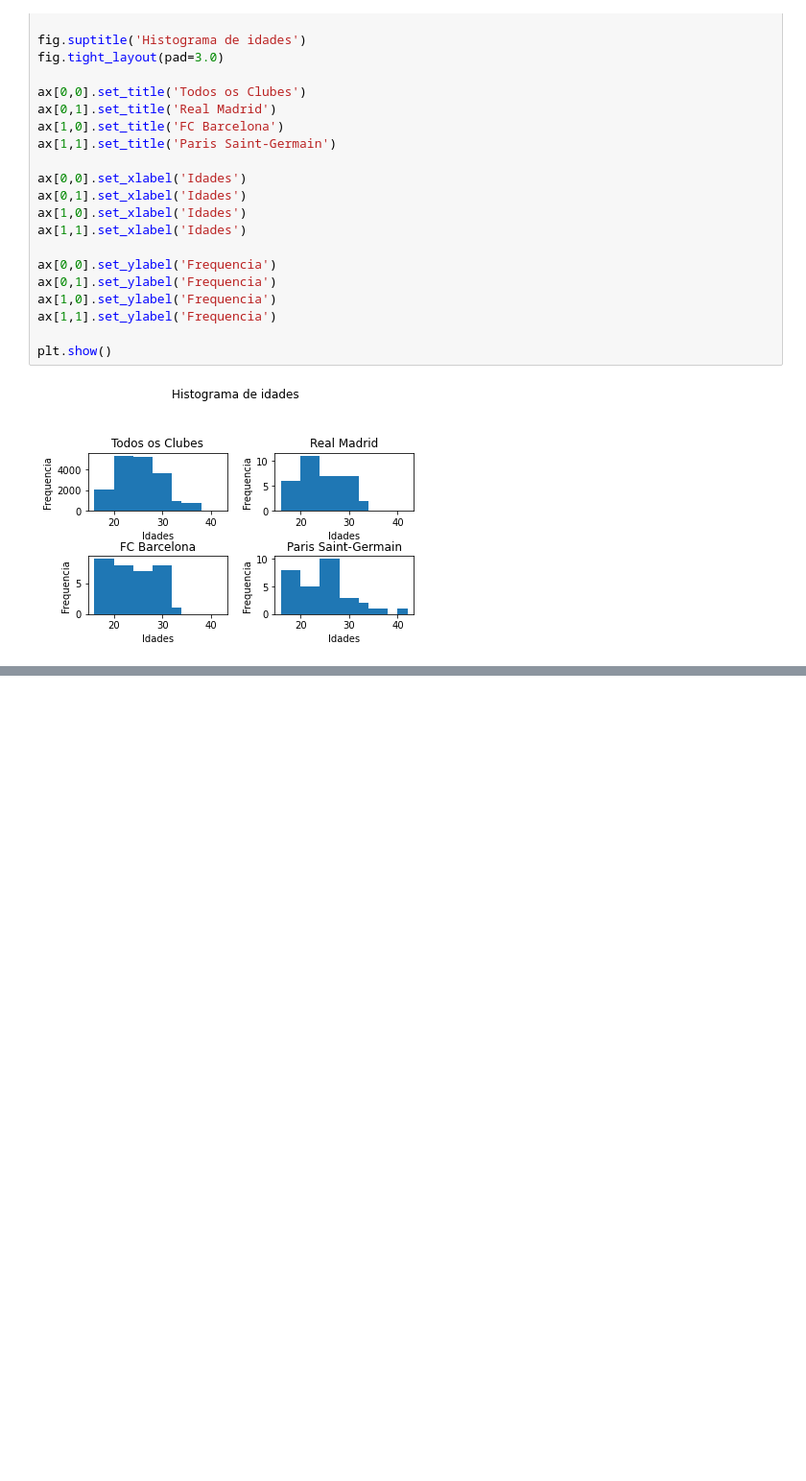
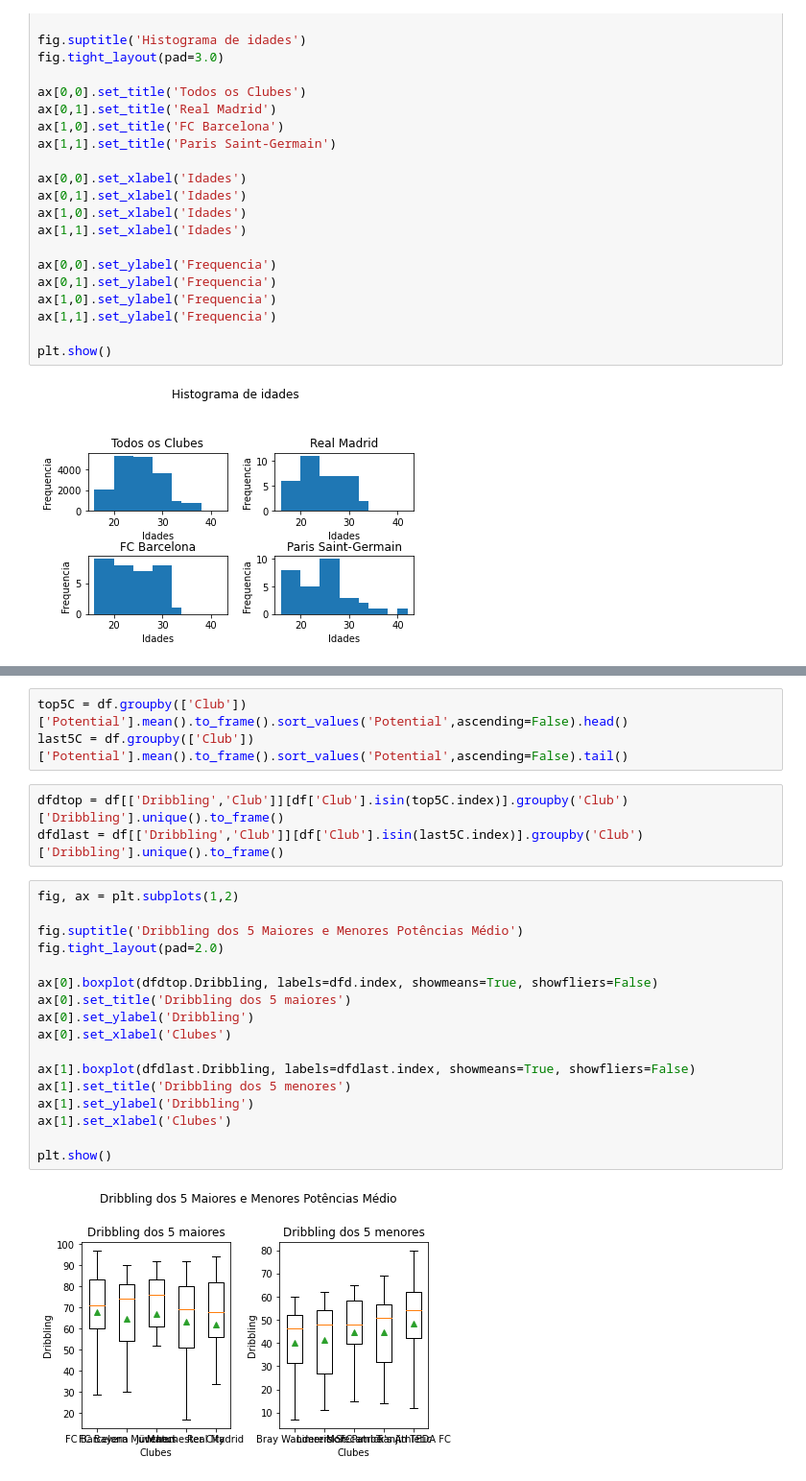
Before and after one commit to macedoti13/EDA-Fifa19Dataset, a Jupyter notebook: TG2.ipynb, the cells around one changed output, grey strips where cells are left out. Shown at 96% size. Cells and saved outputs as stored; diff of their text form; blank space fills up the shorter version.

```diff
--- a/TG2.ipynb
+++ b/TG2.ipynb
@@ -356,3 +341,28 @@ plt.show()
 **Resultado Esperado:**
 
 ![](dados/fig-tg2-ex10.png)
+# %%
+top5C = df.groupby(['Club'])['Potential'].mean().to_frame().sort_values('Potential',ascending=False).head()
+last5C = df.groupby(['Club'])['Potential'].mean().to_frame().sort_values('Potential',ascending=False).tail()
+# %%
+dfdtop = df[['Dribbling','Club']][df['Club'].isin(top5C.index)].groupby('Club')['Dribbling'].unique().to_frame()
+dfdlast = df[['Dribbling','Club']][df['Club'].isin(last5C.index)].groupby('Club')['Dribbling'].unique().to_frame()
+# %%
+fig, ax = plt.subplots(1,2)
+
+fig.suptitle('Dribbling dos 5 Maiores e Menores Potências Médio')
+fig.tight_layout(pad=2.0)
+
+ax[0].boxplot(dfdtop.Dribbling, labels=dfd.index, showmeans=True, showfliers=False)
+ax[0].set_title('Dribbling dos 5 maiores')
+ax[0].set_ylabel('Dribbling')
+ax[0].set_xlabel('Clubes')
+
+ax[1].boxplot(dfdlast.Dribbling, labels=dfdlast.index, showmeans=True, showfliers=False)
+ax[1].set_title('Dribbling dos 5 menores')
+ax[1].set_ylabel('Dribbling')
+ax[1].set_xlabel('Clubes')
+
+plt.show()
+# %% [output]
+[figure, added]
```
Also changed, not shown: parts of 1 cell of this notebook.
